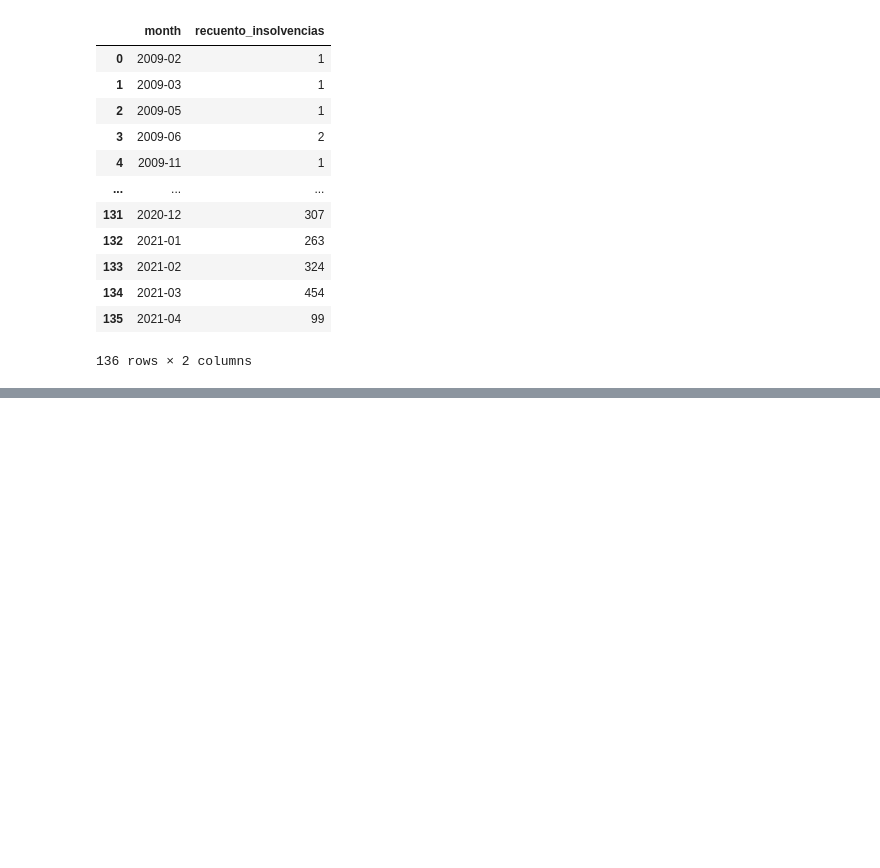
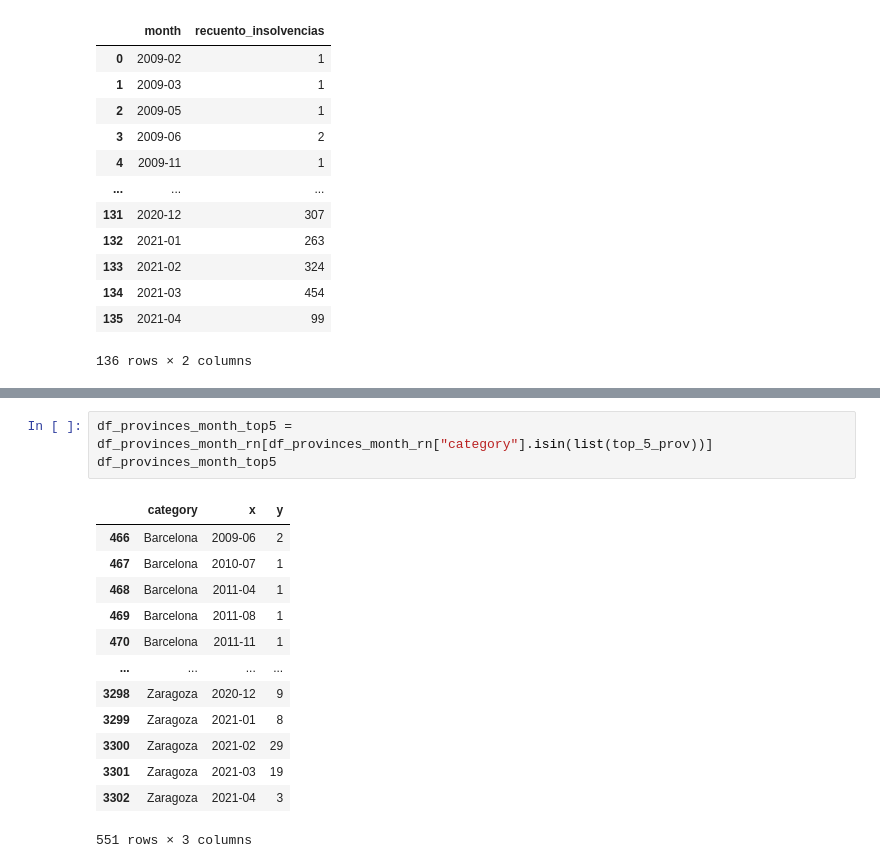
Before and after one commit to xavierlopeze/Librebor-insolvencias, a Jupyter notebook: Full Code.ipynb, the cells around one changed output, grey strips where cells are left out. Saved outputs shown, nothing was run; the diff lists cells and outputs as text; blank space fills up the shorter version.

```diff
--- a/Full Code.ipynb
+++ b/Full Code.ipynb
@@ -228,2 +394,19 @@ Interactive plot has been successfully saved at img/insolvencias_2021.04.20_inte
 [interactive output not drawn]
+# %%
+df_provinces_month_top5 = df_provinces_month_rn[df_provinces_month_rn["category"].isin(list(top_5_prov))]
+df_provinces_month_top5
+# %% [output]
+|  | category | x | y |
+| 466 | Barcelona | 2009-06 | 2 |
+| 467 | Barcelona | 2010-07 | 1 |
+| 468 | Barcelona | 2011-04 | 1 |
+| 469 | Barcelona | 2011-08 | 1 |
+| 470 | Barcelona | 2011-11 | 1 |
+| ... | ... | ... | ... |
+| 3298 | Zaragoza | 2020-12 | 9 |
+| 3299 | Zaragoza | 2021-01 | 8 |
+| 3300 | Zaragoza | 2021-02 | 29 |
+| 3301 | Zaragoza | 2021-03 | 19 |
+| 3302 | Zaragoza | 2021-04 | 3 |
+551 rows × 3 columns
 # %%
```
Also changed, not shown: parts of 16 cells of this notebook, 4 other files.
